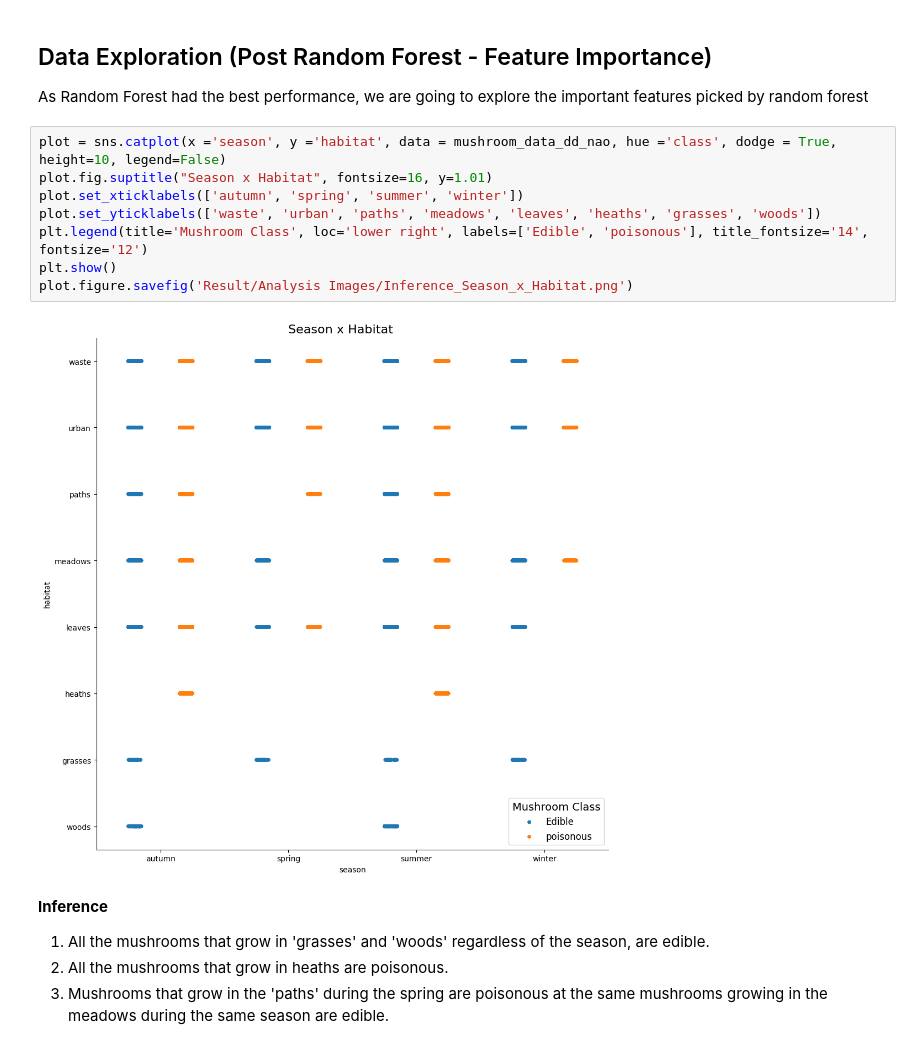
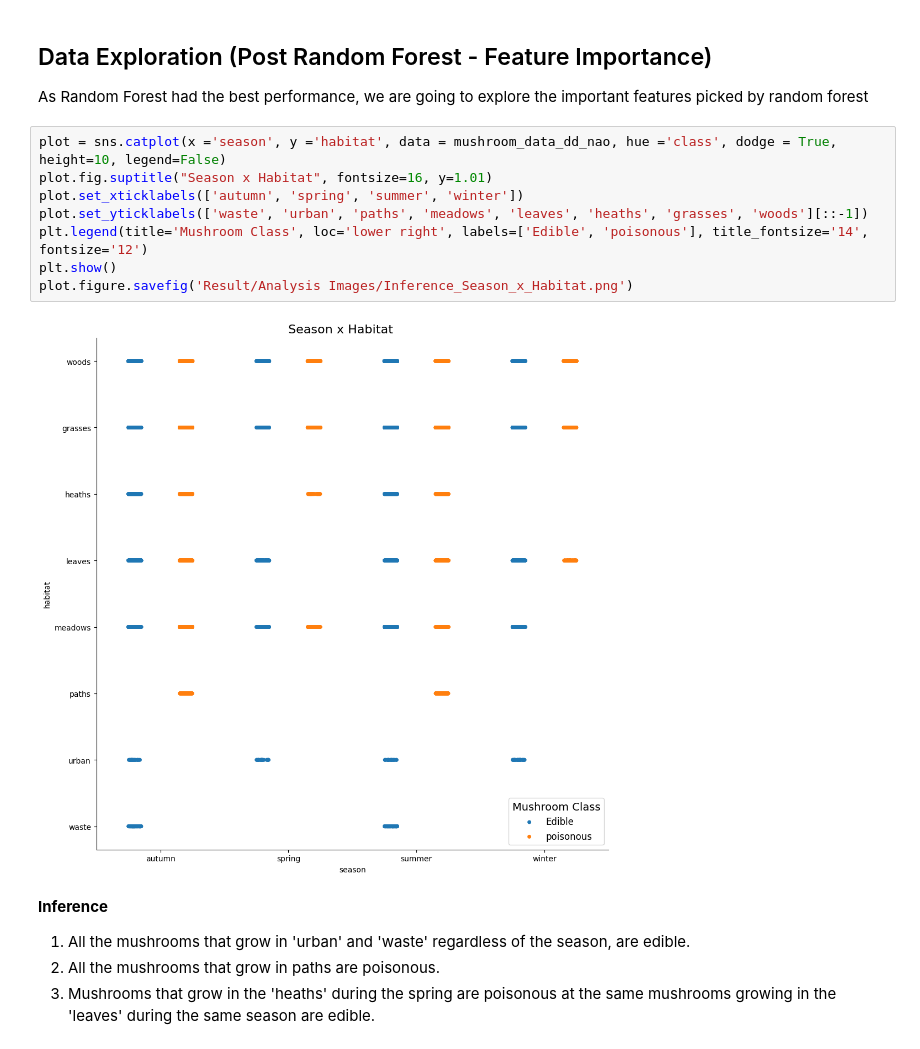
Before and after one commit to debdeepm26/IS597MLC_Final_Project, a Jupyter notebook: Mushroom.ipynb, the cells around one changed output. Cells and saved outputs as stored; diff of their text form.

Commit message:
@debdeep3 inference graph bug fix

```diff
--- a/Mushroom.ipynb
+++ b/Mushroom.ipynb
@@ -633,18 +633,18 @@ As Random Forest had the best performance, we are going to explore the important
 # %%
 plot = sns.catplot(x ='season', y ='habitat', data = mushroom_data_dd_nao, hue ='class', dodge = True, height=10, legend=False)
 plot.fig.suptitle("Season x Habitat", fontsize=16, y=1.01)
 plot.set_xticklabels(['autumn', 'spring', 'summer', 'winter'])
-plot.set_yticklabels(['waste', 'urban', 'paths', 'meadows', 'leaves', 'heaths', 'grasses', 'woods'])
+plot.set_yticklabels(['waste', 'urban', 'paths', 'meadows', 'leaves', 'heaths', 'grasses', 'woods'][::-1])
 plt.legend(title='Mushroom Class', loc='lower right', labels=['Edible', 'poisonous'], title_fontsize='14', fontsize='12')
 plt.show()
 plot.figure.savefig('Result/Analysis Images/Inference_Season_x_Habitat.png')
 # %% [output]
-[figure, old version]
+[figure, new version]
 # %% [markdown]
 **Inference**
-1. All the mushrooms that grow in 'grasses' and 'woods' regardless of the season, are edible.
-2. All the mushrooms that grow in heaths are poisonous.
-3. Mushrooms that grow in the 'paths' during the spring are poisonous at the same mushrooms growing in the meadows during the same season are edible.
+1. All the mushrooms that grow in 'urban' and 'waste' regardless of the season, are edible.
+2. All the mushrooms that grow in paths are poisonous.
+3. Mushrooms that grow in the 'heaths' during the spring are poisonous at the same mushrooms growing in the 'leaves' during the same season are edible.
 # %%
 plot = sns.catplot(x ='habitat', y ='spore-print-color', data = mushroom_data_dd_nao, hue ='class', dodge = True, height=10, legend=False)
 plot.fig.suptitle("Habitat x Spore Color", fontsize=16, y=1.01)
```
Also changed, not shown: parts of 8 cells of this notebook, 5 other files.
